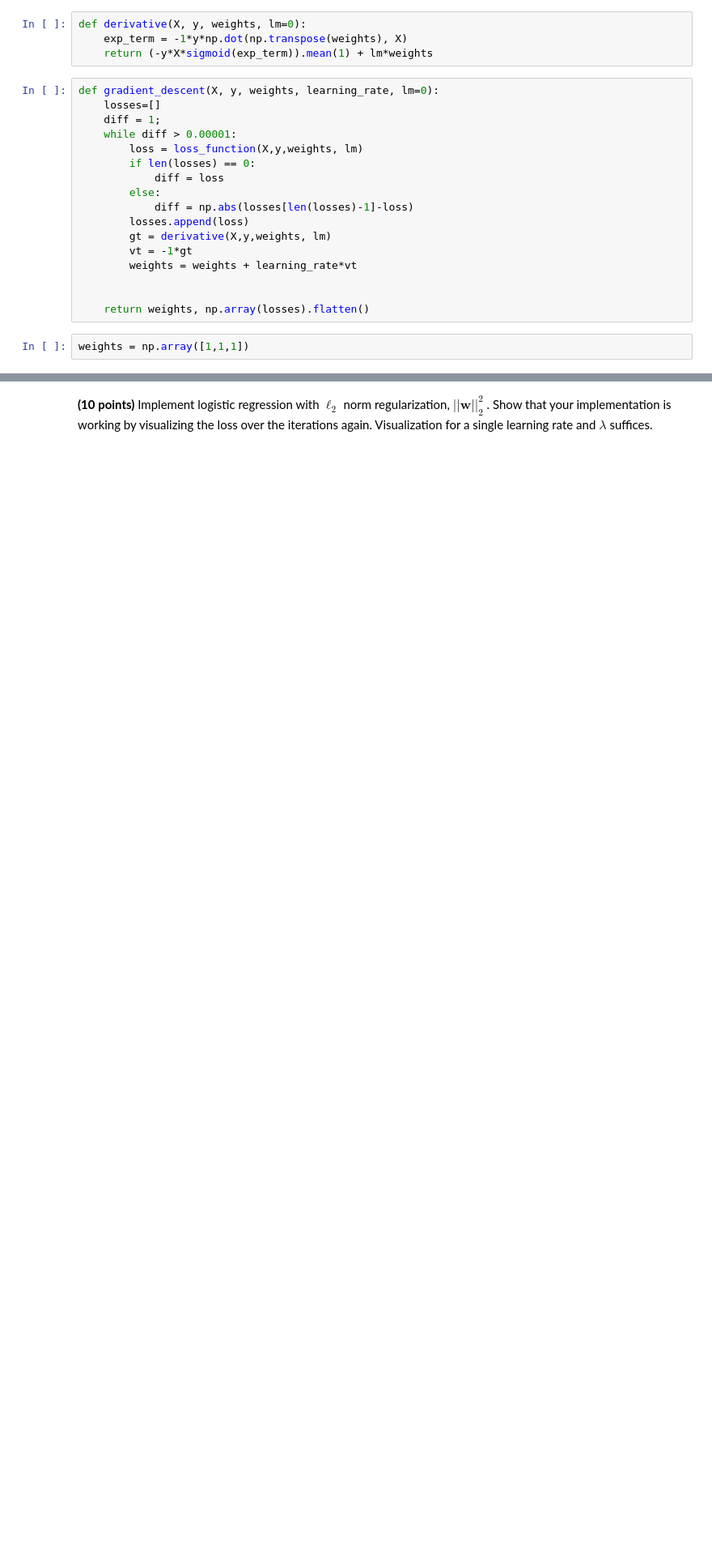
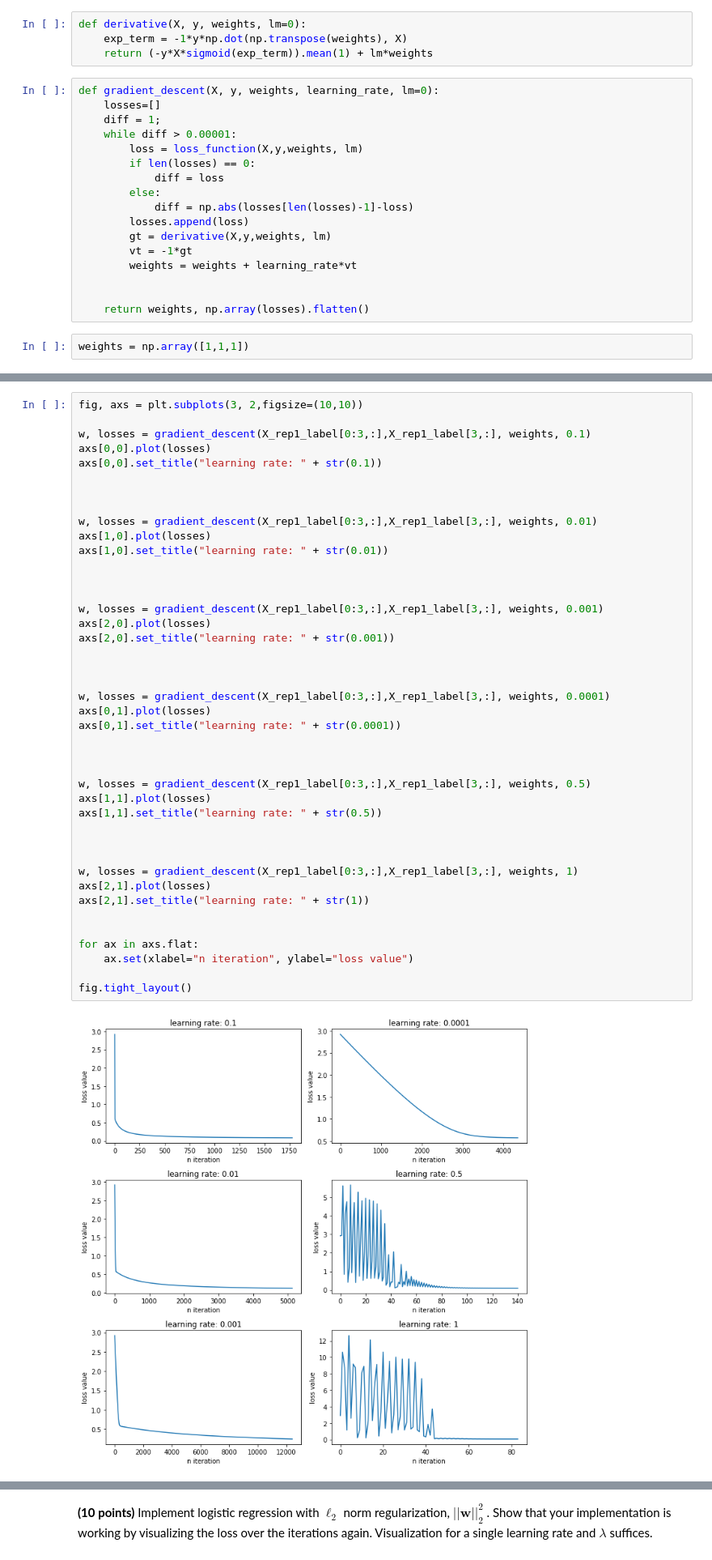
Before and after one commit to yavuzDemir21/Machine-Learning-Digit-Classifier, a Jupyter notebook: SolnTemplate_Yavuz.ipynb, the cells around one changed output, grey strips where cells are left out. Shown at 81% size. Cells and saved outputs as stored; diff of their text form; blank space fills up the shorter version.

```diff
--- a/SolnTemplate_Yavuz.ipynb
+++ b/SolnTemplate_Yavuz.ipynb
@@ -309,0 +209,44 @@ plt.show()
+# %%
+fig, axs = plt.subplots(3, 2,figsize=(10,10))
+
+w, losses = gradient_descent(X_rep1_label[0:3,:],X_rep1_label[3,:], weights, 0.1)
+axs[0,0].plot(losses)
+axs[0,0].set_title("learning rate: " + str(0.1))
+
+
+
+w, losses = gradient_descent(X_rep1_label[0:3,:],X_rep1_label[3,:], weights, 0.01)
+axs[1,0].plot(losses)
+axs[1,0].set_title("learning rate: " + str(0.01))
+
+
+
+w, losses = gradient_descent(X_rep1_label[0:3,:],X_rep1_label[3,:], weights, 0.001)
+axs[2,0].plot(losses)
+axs[2,0].set_title("learning rate: " + str(0.001))
+
+
+
+w, losses = gradient_descent(X_rep1_label[0:3,:],X_rep1_label[3,:], weights, 0.0001)
+axs[0,1].plot(losses)
+axs[0,1].set_title("learning rate: " + str(0.0001))
+
+
+
+w, losses = gradient_descent(X_rep1_label[0:3,:],X_rep1_label[3,:], weights, 0.5)
+axs[1,1].plot(losses)
+axs[1,1].set_title("learning rate: " + str(0.5))
+
+
+
+w, losses = gradient_descent(X_rep1_label[0:3,:],X_rep1_label[3,:], weights, 1)
+axs[2,1].plot(losses)
+axs[2,1].set_title("learning rate: " + str(1))
+
+
+for ax in axs.flat:
+    ax.set(xlabel="n iteration", ylabel="loss value")
+
+fig.tight_layout()
+# %% [output]
+[figure, added]
```
Also changed, not shown: parts of 68 cells of this notebook.
